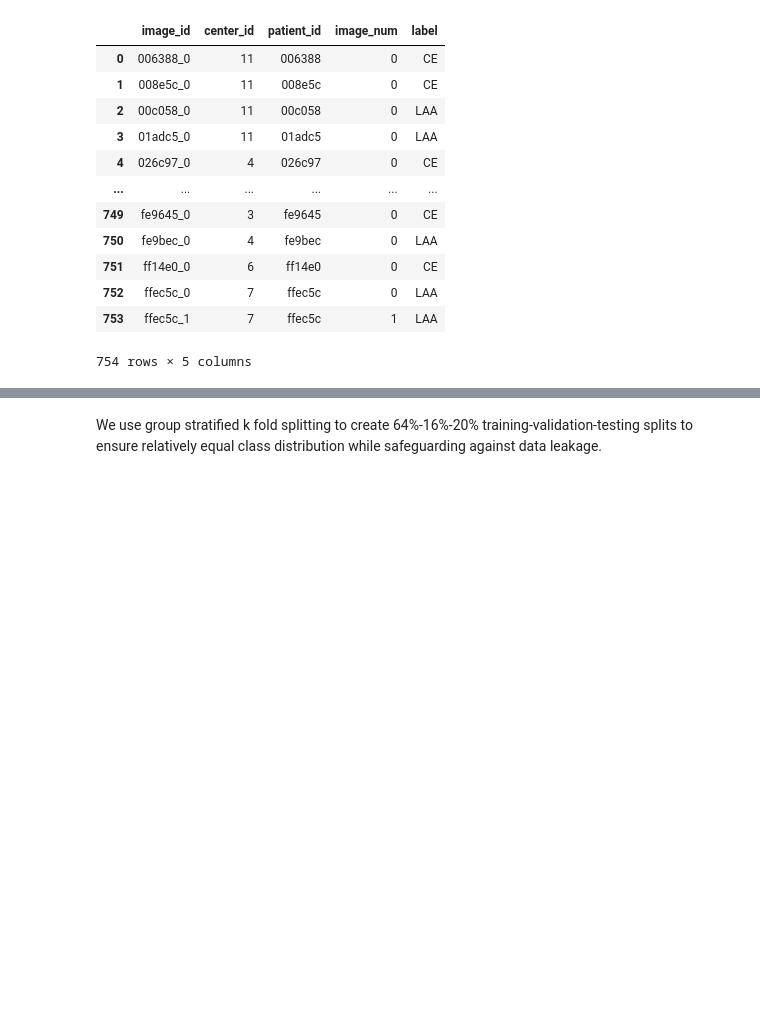
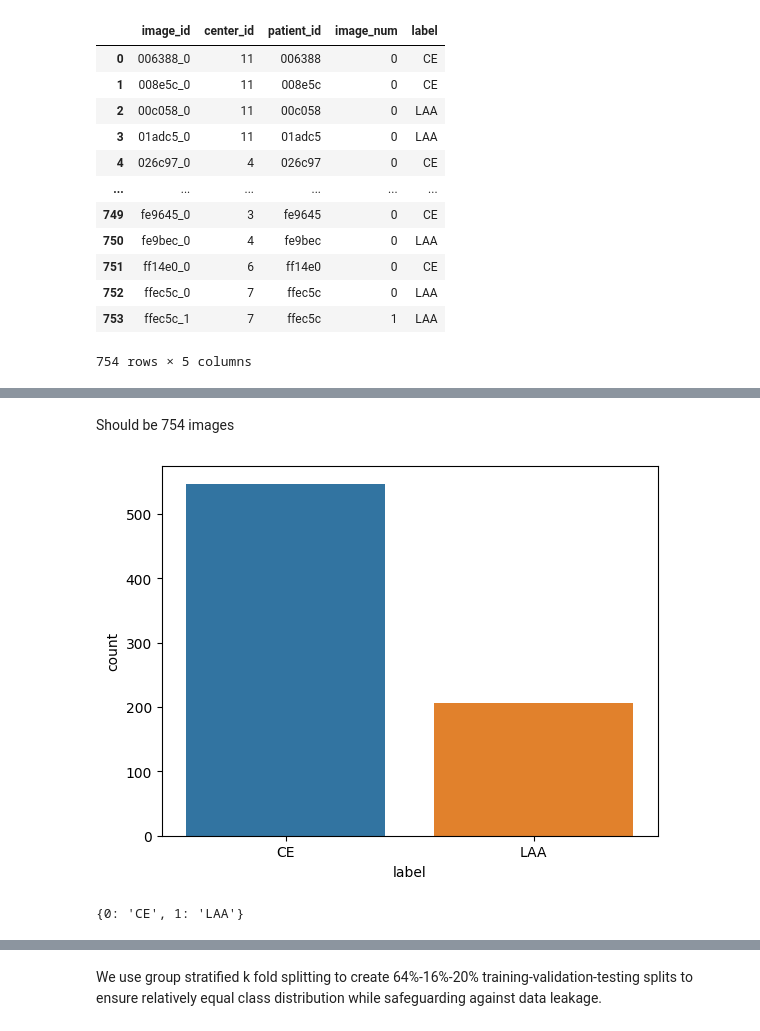
Before and after one commit to chrisporras/xgdiss, a Jupyter notebook: XGDFinal2023.ipynb, the cells around one changed output, grey strips where cells are left out. Drawn from its saved outputs; the diff is of its cells as text; code cells hidden in the pictures; blank space fills up the shorter version.

```diff
--- a/XGDFinal2023.ipynb
+++ b/XGDFinal2023.ipynb
@@ -111,3 +159,21 @@ train_df
+# %% [markdown]
+Should be 754 images
+# %%
+import seaborn as sns
+import matplotlib.pyplot as plt
+
+# Visualize the different classes
+fig, ax = plt.subplots()
+ax = sns.countplot(data=train_df,
+                   x="label")
+# %% [output]
+[figure, added]
+# %%
+# For more ease getting word labels from numerical predictions later
+num_labels = {v:k for k,v in labels_num.items()}
+num_labels
+# %% [output]
+{0: 'CE', 1: 'LAA'}
 # %%
 %%time
 x_train = []
```
Also changed, not shown: parts of 45 cells of this notebook.
